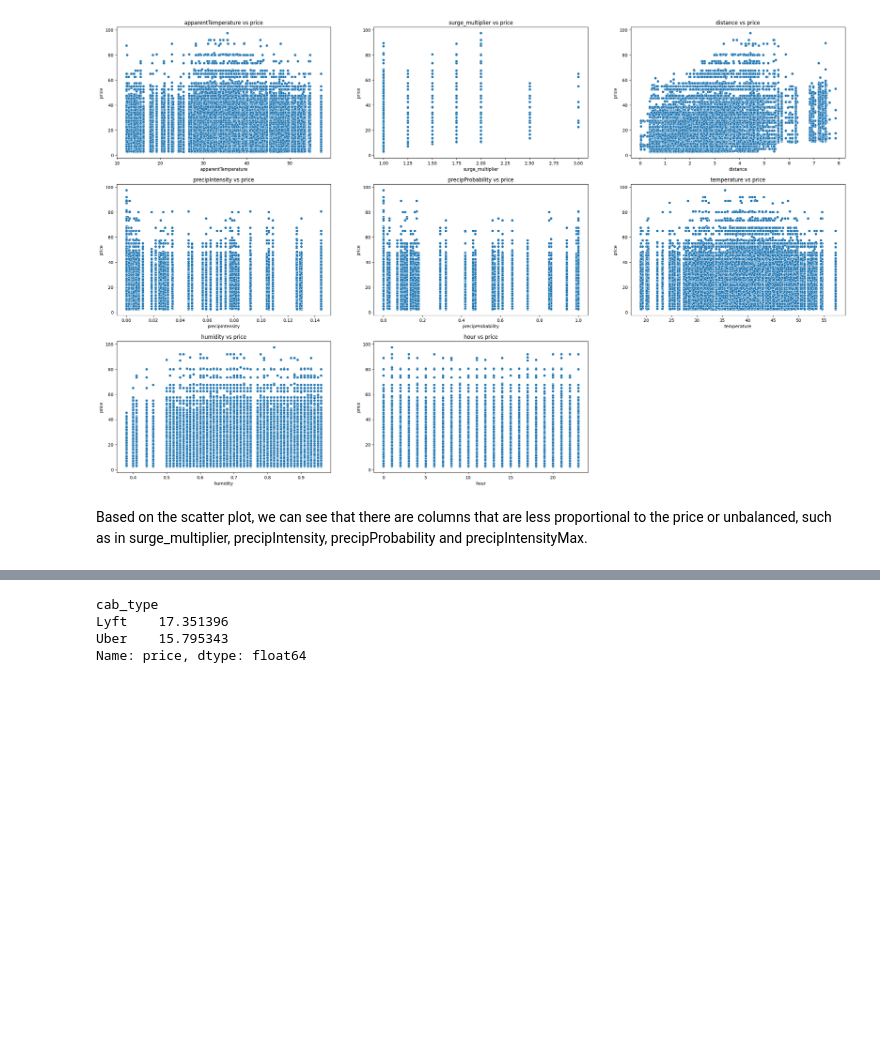
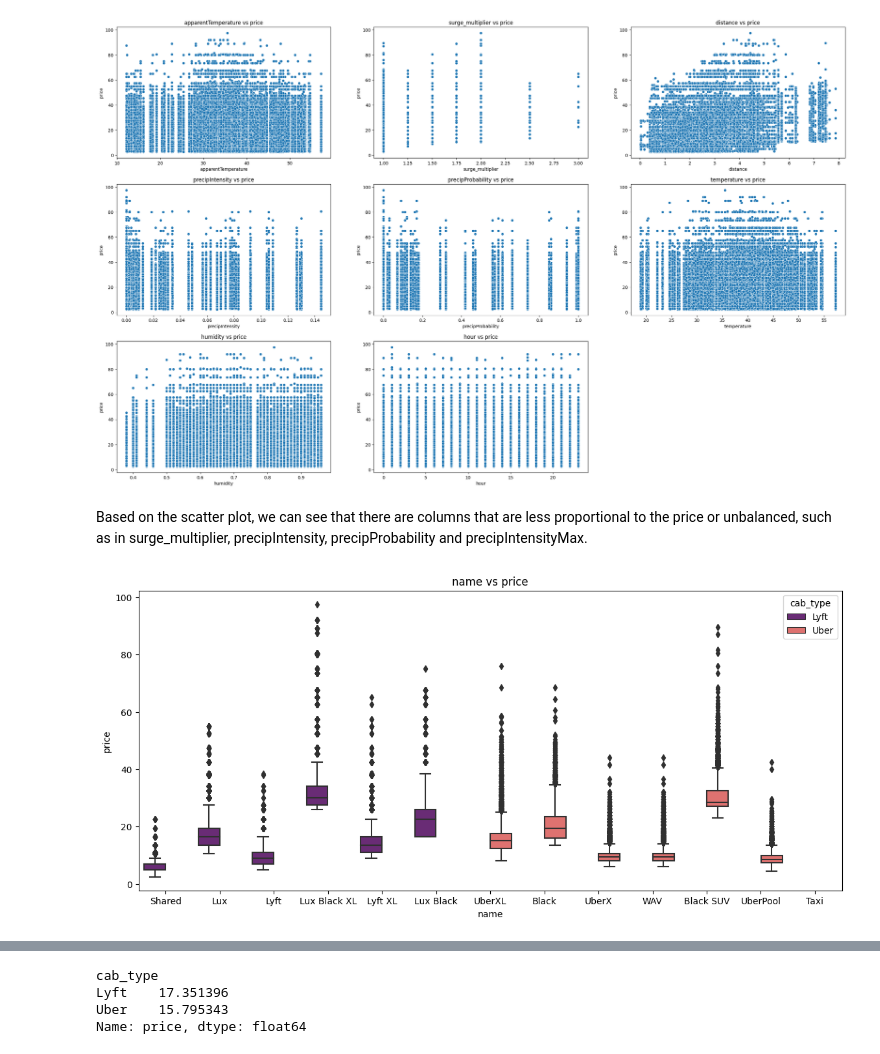
Before and after one commit to theonugraha/Price-Predict-using-Linear-Regression-on-The-Ride-Hailing-Platform, a Jupyter notebook: h8dsft_P1G1_Theo.ipynb, the cells around one changed output, grey strips where cells are left out. Drawn from its saved outputs; the diff is of its cells as text; code cells hidden in the pictures; blank space fills up the shorter version.

```diff
--- a/h8dsft_P1G1_Theo.ipynb
+++ b/h8dsft_P1G1_Theo.ipynb
@@ -253,3 +253,9 @@ plt.show;
 [figure]
 # %% [markdown]
 Based on the scatter plot, we can see that there are columns that are less proportional to the price or unbalanced, such as in surge_multiplier, precipIntensity, precipProbability and precipIntensityMax.
+# %%
+plt.figure(figsize=(14,6))
+sns.boxplot(x='name', y='price',hue='cab_type',data=df,palette='magma')
+plt.title('name vs price');
+# %% [output]
+[figure, added]
```
Also changed, not shown: parts of 32 cells of this notebook, 4 other files.
